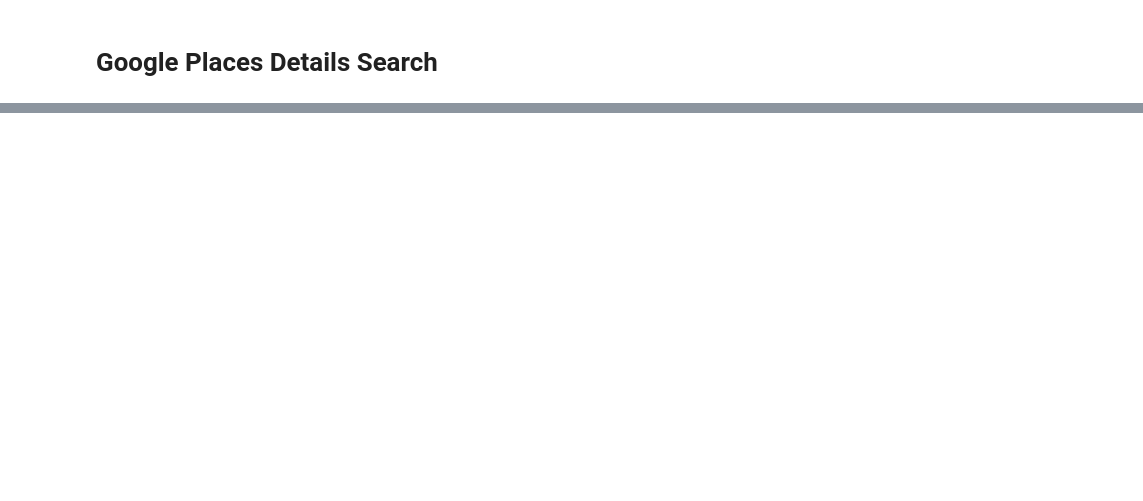
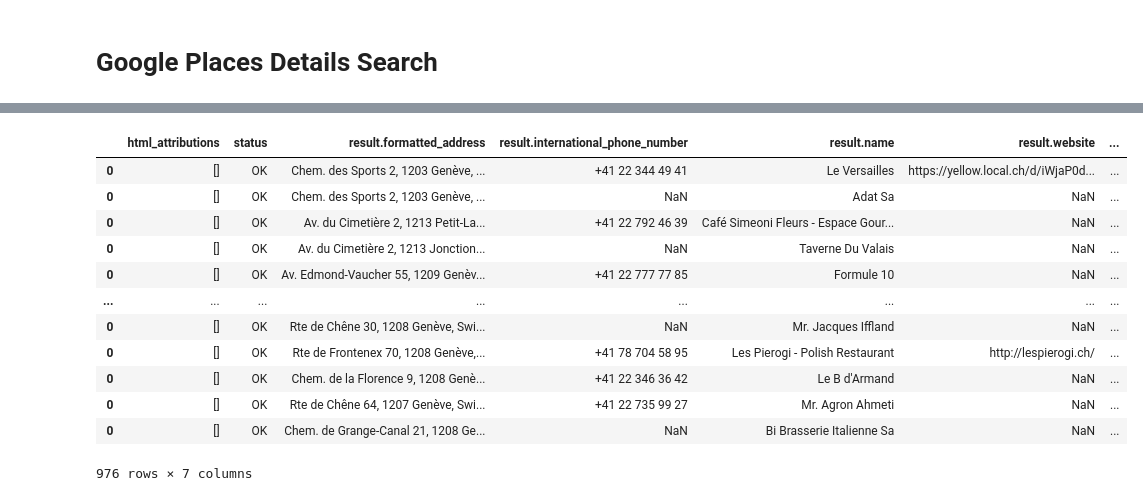
Before and after one commit to burakonurlu/best_restaurant_location, a Jupyter notebook: notebooks/Google Places API.ipynb, the cells around one changed output, grey strips where cells are left out. Drawn from its saved outputs; the diff is of its cells as text; code cells hidden in the pictures; blank space fills up the shorter version.

```diff
--- a/notebooks/Google Places API.ipynb
+++ b/notebooks/Google Places API.ipynb
@@ -107,13 +166,13 @@ base_url = 'https://maps.googleapis.com/maps/api/place/details/json?'
 
 place_id = 'ChIJX68uubZkjEcRKKxpZ7OrgqU'
 
-# field dimension to investigate
+
 params = {
     'place_id':place_id,
-    'key':google_api_access_key
+    'key':google_api_access_key,
+    'fields':'formatted_address,international_phone_number,website' #this can be changed later based on the need
 }
 
-# filter also columns
 response_details_sample = requests.get(base_url, params=params).json()
 df_details_sample = pd.json_normalize(response_details_sample)
 df_details_sample
@@ -121,0 +202,3 @@ response_details_sample
+# %%
+df_new_places_ids = pd.read_csv('../raw_data/new_place_ids.csv')
+df_new_places_ids
@@ -121,0 +219,3 @@ response_details_sample
+# %%
+list_new_places_ids = df_new_places_ids['place_id'].to_list()
+list_new_places_ids
@@ -121,0 +240,22 @@ response_details_sample
+# %%
+%%time
+
+base_url = 'https://maps.googleapis.com/maps/api/place/details/json?' # base url
+
+df_restaurants_detail = pd.DataFrame()
+
+for idx in list_new_places_ids:
+
+    params = {
+        'place_id':idx,
+        'key':google_api_access_key,
+        'fields':'name,formatted_address,international_phone_number,website' #this can be changed later based on the need
+    }
+
+    try:
+        response_detail = requests.get(base_url, params=params).json()
+        df_restaurants_detail = pd.concat([df_restaurants_detail, pd.json_normalize(response_detail)], axis=0)
+
+    except:
+        continue
+print(f'last_row: {row}')
@@ -121,0 +266,17 @@ response_details_sample
+# %%
+df_restaurants_detail['place_id'] = list_new_places_ids
+df_restaurants_detail
+# %% [output]
+|  | html_attributions | status | result.formatted_address | result.international_phone_number | result.name | result.website | ... |
+| 0 | [] | OK | Chem. des Sports 2, 1203 Genève, ... | +41 22 344 49 41 | Le Versailles | https://yellow.local.ch/d/iWjaP0d... | ... |
+| 0 | [] | OK | Chem. des Sports 2, 1203 Genève, ... | NaN | Adat Sa | NaN | ... |
+| 0 | [] | OK | Av. du Cimetière 2, 1213 Petit-La... | +41 22 792 46 39 | Café Simeoni Fleurs - Espace Gour... | NaN | ... |
+| 0 | [] | OK | Av. du Cimetière 2, 1213 Jonction... | NaN | Taverne Du Valais | NaN | ... |
+| 0 | [] | OK | Av. Edmond-Vaucher 55, 1209 Genèv... | +41 22 777 77 85 | Formule 10 | NaN | ... |
+| ... | ... | ... | ... | ... | ... | ... | ... |
+| 0 | [] | OK | Rte de Chêne 30, 1208 Genève, Swi... | NaN | Mr. Jacques Iffland | NaN | ... |
+| 0 | [] | OK | Rte de Frontenex 70, 1208 Genève,... | +41 78 704 58 95 | Les Pierogi - Polish Restaurant | http://lespierogi.ch/ | ... |
+| 0 | [] | OK | Chem. de la Florence 9, 1208 Genè... | +41 22 346 36 42 | Le B d'Armand | NaN | ... |
+| 0 | [] | OK | Rte de Chêne 64, 1207 Genève, Swi... | +41 22 735 99 27 | Mr. Agron Ahmeti | NaN | ... |
+| 0 | [] | OK | Chem. de Grange-Canal 21, 1208 Ge... | NaN | Bi Brasserie Italienne Sa | NaN | ... |
+976 rows × 7 columns
```
Also changed, not shown: parts of 14 cells of this notebook, 6 other files.
